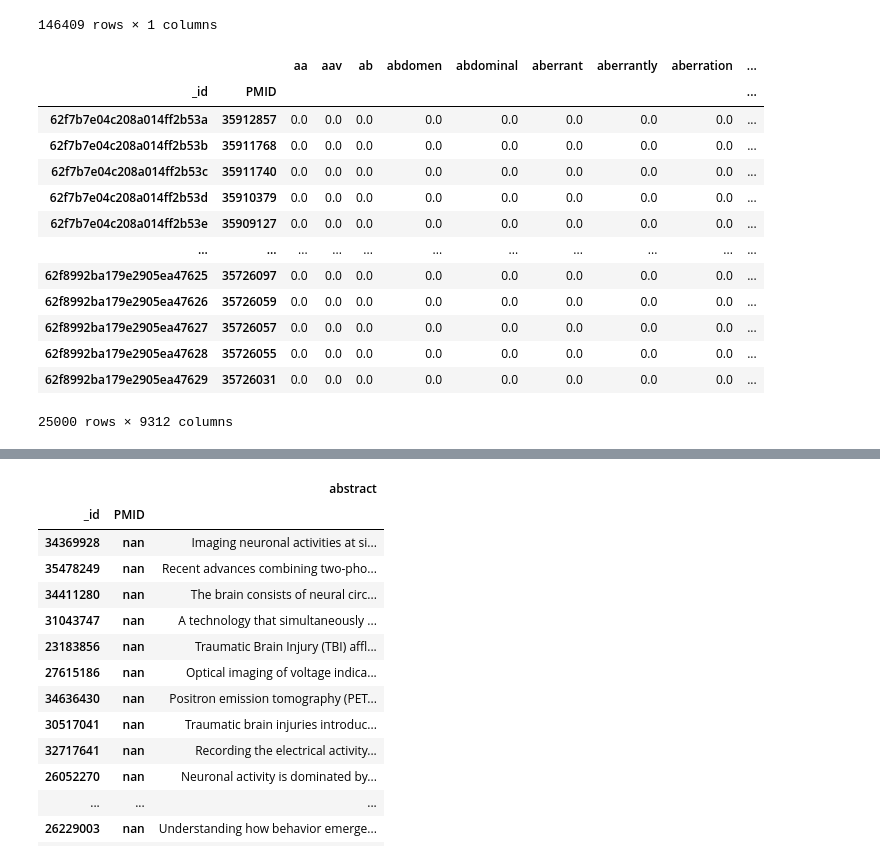
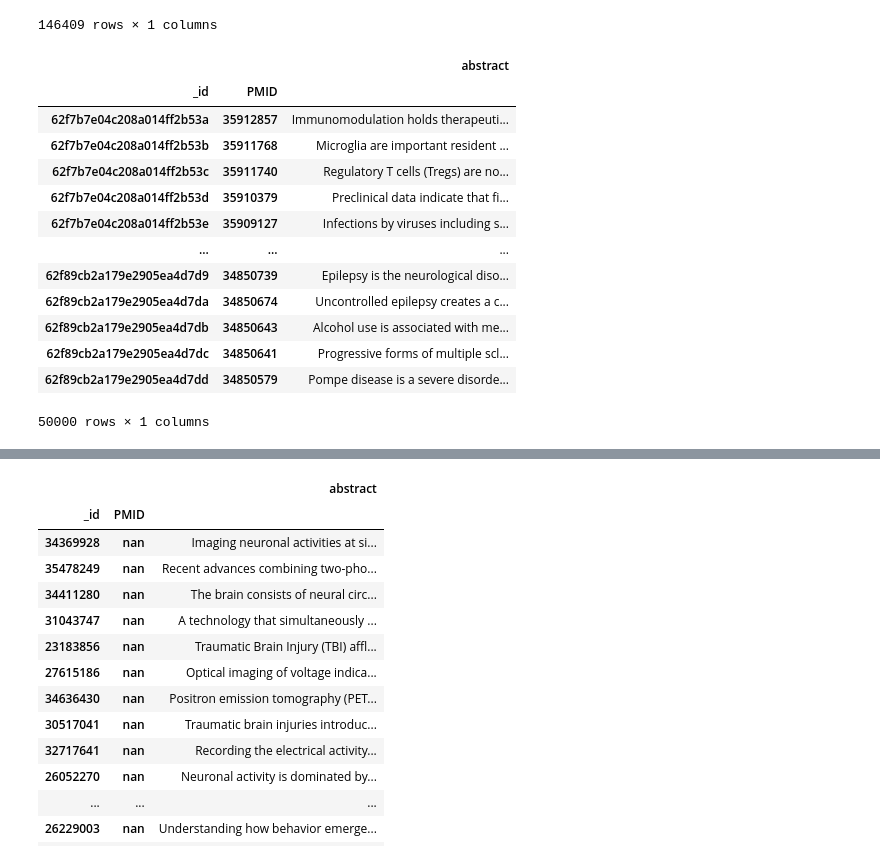
Before and after one commit to PatrickWestermann/DeepSearch, a Jupyter notebook: notebooks/lm_nlp_average_frequency_01.ipynb, the cells around one changed output, grey strips where cells are left out. Cells and saved outputs as stored; diff of their text form; code cells hidden in the pictures.

```diff
--- a/notebooks/lm_nlp_average_frequency_01.ipynb
+++ b/notebooks/lm_nlp_average_frequency_01.ipynb
@@ -63,3 +65,20 @@ df_abstract = df_small[['abstract']]
+# %%
+df_abstract
+# %% [output]
+|  |  | abstract |
+| _id | PMID |  |
+| 62f7b7e04c208a014ff2b53a | 35912857 | Immunomodulation holds therapeuti... |
+| 62f7b7e04c208a014ff2b53b | 35911768 | Microglia are important resident ... |
+| 62f7b7e04c208a014ff2b53c | 35911740 | Regulatory T cells (Tregs) are no... |
+| 62f7b7e04c208a014ff2b53d | 35910379 | Preclinical data indicate that fi... |
+| 62f7b7e04c208a014ff2b53e | 35909127 | Infections by viruses including s... |
+| ... | ... | ... |
+| 62f89cb2a179e2905ea4d7d9 | 34850739 | Epilepsy is the neurological diso... |
+| 62f89cb2a179e2905ea4d7da | 34850674 | Uncontrolled epilepsy creates a c... |
+| 62f89cb2a179e2905ea4d7db | 34850643 | Alcohol use is associated with me... |
+| 62f89cb2a179e2905ea4d7dc | 34850641 | Progressive forms of multiple scl... |
+| 62f89cb2a179e2905ea4d7dd | 34850579 | Pompe disease is a severe disorde... |
+50000 rows × 1 columns
 # %%
 def clean_txt(text):
 
@@ -92,20 +116,3 @@ tfidf_abstract = tfidf_vectorizer.fit_transform(df_abstract.abstract)
 # %%
 weighted_words = pd.DataFrame(tfidf_abstract.toarray(),
                  columns = tfidf_vectorizer.get_feature_names(),index=df_abstract.index)
-# %%
-weighted_words
-# %% [output]
-|  |  | aa | aav | ab | abdomen | abdominal | aberrant | aberrantly | aberration | ... |
-| _id | PMID |  |  |  |  |  |  |  |  | ... |
-| 62f7b7e04c208a014ff2b53a | 35912857 | 0.0 | 0.0 | 0.0 | 0.0 | 0.0 | 0.0 | 0.0 | 0.0 | ... |
-| 62f7b7e04c208a014ff2b53b | 35911768 | 0.0 | 0.0 | 0.0 | 0.0 | 0.0 | 0.0 | 0.0 | 0.0 | ... |
-| 62f7b7e04c208a014ff2b53c | 35911740 | 0.0 | 0.0 | 0.0 | 0.0 | 0.0 | 0.0 | 0.0 | 0.0 | ... |
-| 62f7b7e04c208a014ff2b53d | 35910379 | 0.0 | 0.0 | 0.0 | 0.0 | 0.0 | 0.0 | 0.0 | 0.0 | ... |
-| 62f7b7e04c208a014ff2b53e | 35909127 | 0.0 | 0.0 | 0.0 | 0.0 | 0.0 | 0.0 | 0.0 | 0.0 | ... |
-| ... | ... | ... | ... | ... | ... | ... | ... | ... | ... | ... |
-| 62f8992ba179e2905ea47625 | 35726097 | 0.0 | 0.0 | 0.0 | 0.0 | 0.0 | 0.0 | 0.0 | 0.0 | ... |
-| 62f8992ba179e2905ea47626 | 35726059 | 0.0 | 0.0 | 0.0 | 0.0 | 0.0 | 0.0 | 0.0 | 0.0 | ... |
-| 62f8992ba179e2905ea47627 | 35726057 | 0.0 | 0.0 | 0.0 | 0.0 | 0.0 | 0.0 | 0.0 | 0.0 | ... |
-| 62f8992ba179e2905ea47628 | 35726055 | 0.0 | 0.0 | 0.0 | 0.0 | 0.0 | 0.0 | 0.0 | 0.0 | ... |
-| 62f8992ba179e2905ea47629 | 35726031 | 0.0 | 0.0 | 0.0 | 0.0 | 0.0 | 0.0 | 0.0 | 0.0 | ... |
-25000 rows × 9312 columns
```
Also changed, not shown: parts of 16 cells of this notebook, 1 other file.
